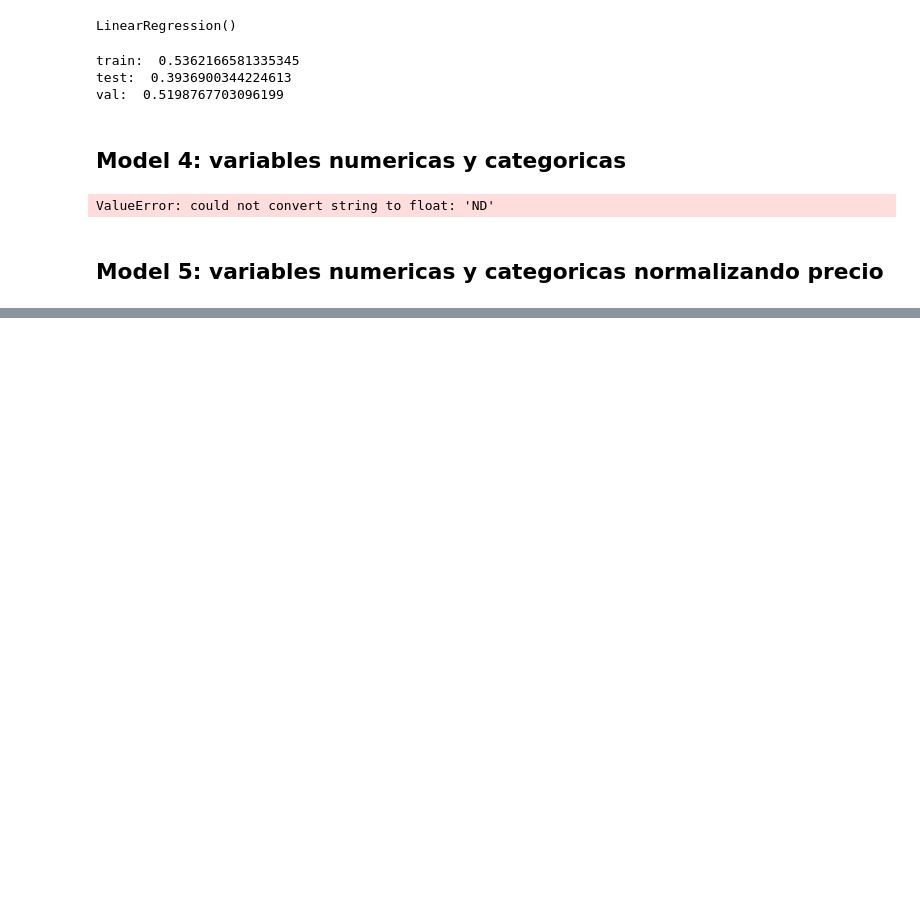
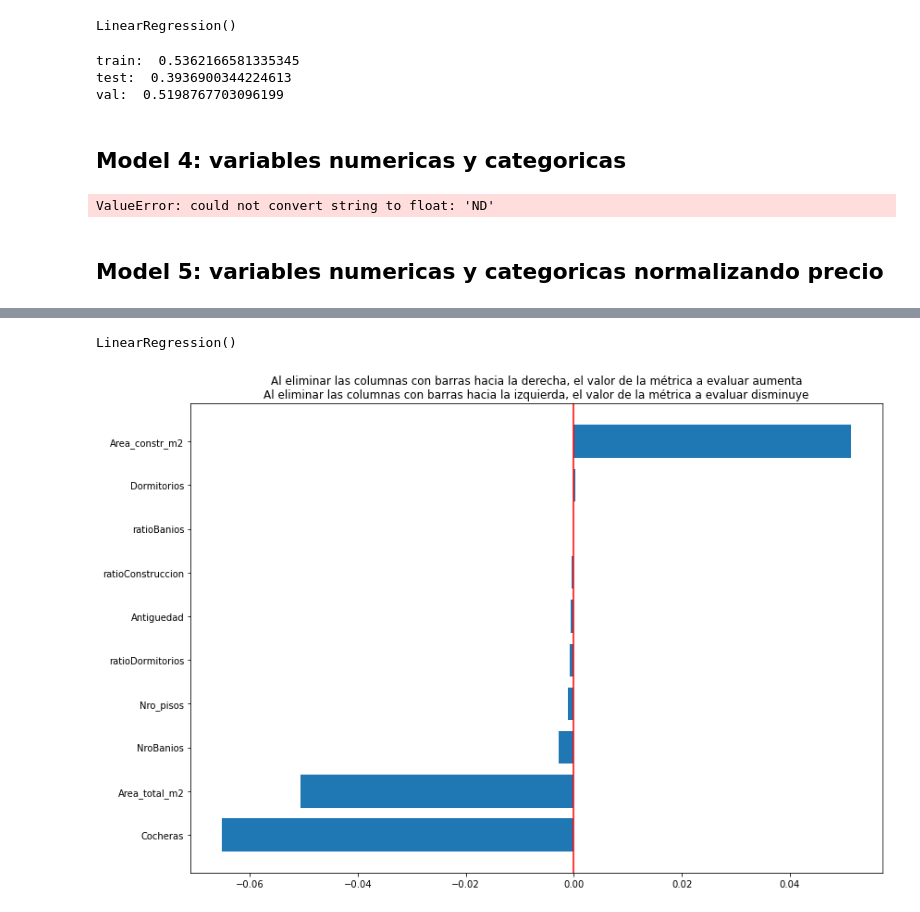
Before and after one commit to leonardtd/AD, a Jupyter notebook: casasurbania/TA_analisis_de_datos_models.ipynb, the cells around one changed output, grey strips where cells are left out. Cells and saved outputs as stored; diff of their text form; code cells hidden in the pictures; blank space fills up the shorter version.

Commit message:
Add files via upload
agregado feature importance

```diff
--- a/casasurbania/TA_analisis_de_datos_models.ipynb
+++ b/casasurbania/TA_analisis_de_datos_models.ipynb
@@ -314,0 +609,29 @@ print("val: ",model.score(x_val, y_val))
+# %%
+column_names = x_train.columns.tolist()
+# %%
+#Escalamiento de las variables
+scaler = MinMaxScaler()
+
+x_train = scaler.fit_transform(x_train)
+x_test = scaler.transform(x_test)
+x_val = scaler.transform(x_val)
+# %%
+model = LinearRegression()
+# %%
+model.fit(x_train, y_train)
+# %% [output]
+LinearRegression()
+# %%
+from sklearn.metrics import r2_score
+importances_report = get_columns_importance(
+                                              model,
+                                              x_train=x_train,
+                                              y_train=y_train,
+                                              x_to_verify=x_test,
+                                              y_to_verify=y_test,
+                                              metric_to_evaluate=r2_score,
+                                              mode="greater",
+                                              column_names=column_names
+                                            )
+# %% [output]
+[figure, added]
```
Also changed, not shown: parts of 18 cells of this notebook.
